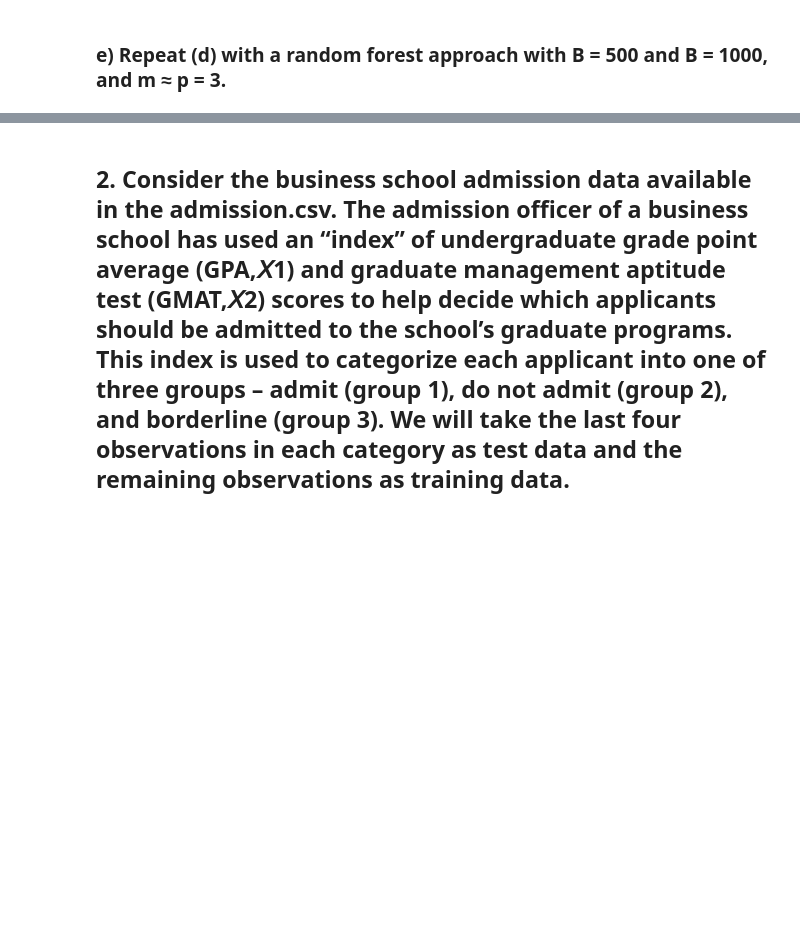
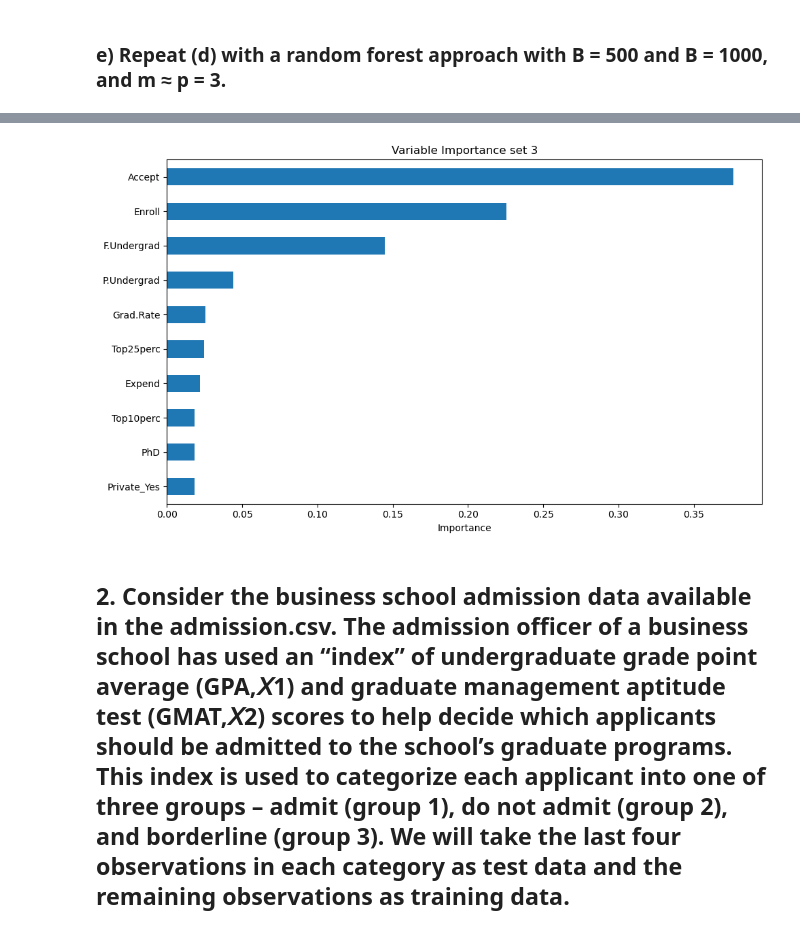
Before and after one commit to Edwin-Kutsushi/STAT-587-Homework-2, a Jupyter notebook: Homework_2.ipynb, the cells around one changed output, grey strips where cells are left out. Saved outputs shown, nothing was run; the diff lists cells and outputs as text; code cells hidden in the pictures; blank space fills up the shorter version.

```diff
--- a/Homework_2.ipynb
+++ b/Homework_2.ipynb
@@ -320,0 +337,68 @@ def train_and_evaluate_rf(n_estimators, max_features):
+# %%
+# number of predictors and m ≈ p/3
+p = X.shape[1]
+m_3 = max(1, p // 3)
+
+# -----------------------------
+# Random Forest: B = 500, m ≈ p/3
+# -----------------------------
+rf_500_3 = RandomForestRegressor(
+    n_estimators=500,
+    max_features=m_3,
+    random_state=42,
+    n_jobs=-1
+)
+
+rf_500_3.fit(X_train, y_train)
+
+rf_500_3_train_pred = rf_500_3.predict(X_train)
+rf_500_3_test_pred  = rf_500_3.predict(X_test)
+
+rf_500_3_train_mse = mean_squared_error(y_train, rf_500_3_train_pred)
+rf_500_3_test_mse  = mean_squared_error(y_test, rf_500_3_test_pred)
+
+print(f"Random Forest (B=500, m≈p/3) Training MSE: {rf_500_3_train_mse:,.2f}")
+print(f"Random Forest (B=500, m≈p/3) Test MSE:     {rf_500_3_test_mse:,.2f}")
+
+# -----------------------------
+# Random Forest: B = 1000, m ≈ p/3
+# -----------------------------
+rf_1000_3 = RandomForestRegressor(
+    n_estimators=1000,
+    max_features=m_3,
+    random_state=42,
+    n_jobs=-1
+)
+
+rf_1000_3.fit(X_train, y_train)
+
+rf_1000_3_train_pred = rf_1000_3.predict(X_train)
+rf_1000_3_test_pred  = rf_1000_3.predict(X_test)
+
+rf_1000_3_train_mse = mean_squared_error(y_train, rf_1000_3_train_pred)
+rf_1000_3_test_mse  = mean_squared_error(y_test, rf_1000_3_test_pred)
+
+print(f"\nRandom Forest (B=1000, m≈p/3) Training MSE: {rf_1000_3_train_mse:,.2f}")
+print(f"Random Forest (B=1000, m≈p/3) Test MSE:     {rf_1000_3_test_mse:,.2f}")
+
+# -----------------------------
+# Feature importance (use B = 1000, m ≈ p/3)
+# -----------------------------
+feature_importance_1000_3 = pd.Series(
+    rf_1000_3.feature_importances_,
+    index=feature_names
+).sort_values(ascending=False)
+
+print("\nMost Important Predictors:")
+print(feature_importance_1000_3)
+
+# plot feature importance
+plt.figure(figsize=(10, 6))
+feature_importance_1000_3.head(10).plot(kind="barh")
+plt.gca().invert_yaxis()
+plt.xlabel("Importance")
+plt.title("Variable Importance set 3")
+plt.tight_layout()
+plt.savefig("Variable Importance set 3.jpg", dpi=300, bbox_inches="tight")
+plt.show()
+# %% [output]
@@ -321,3 +422,4 @@ def train_and_evaluate_rf(n_estimators, max_features):
+[figure, added]
 # %% [markdown]
 ## 2. Consider the business school admission data available in the admission.csv. The admission officer of a business school has used an “index” of undergraduate grade point average (GPA,𝑋1) and graduate management aptitude test (GMAT,𝑋2) scores to help decide which applicants should be admitted to the school’s graduate programs. This index is used to categorize each applicant into one of three groups – admit (group 1), do not admit (group 2), and borderline (group 3). We will take the last four observations in each category as test data and the remaining observations as training data.
 # %% [markdown]
```
Also changed, not shown: parts of 17 cells of this notebook.
